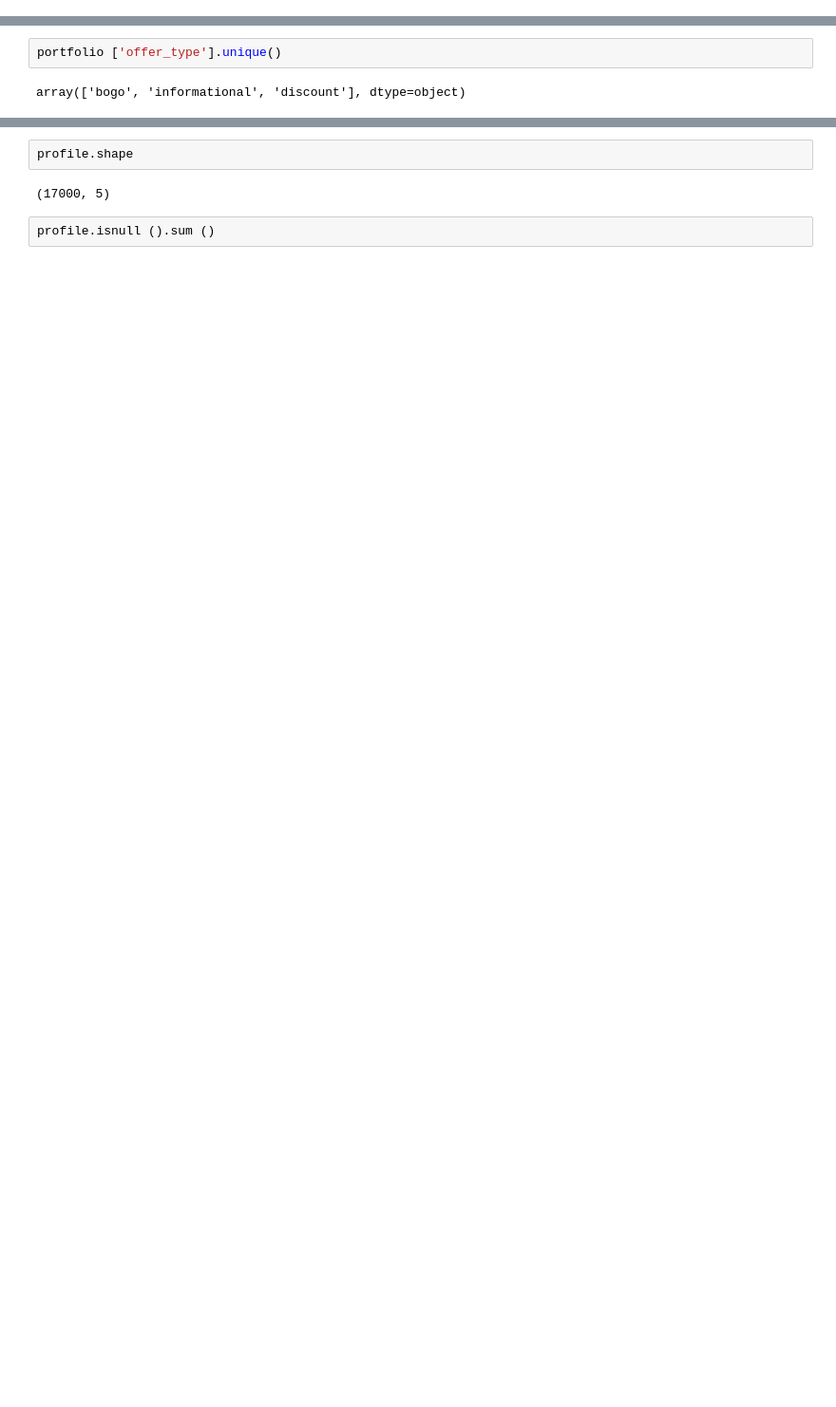
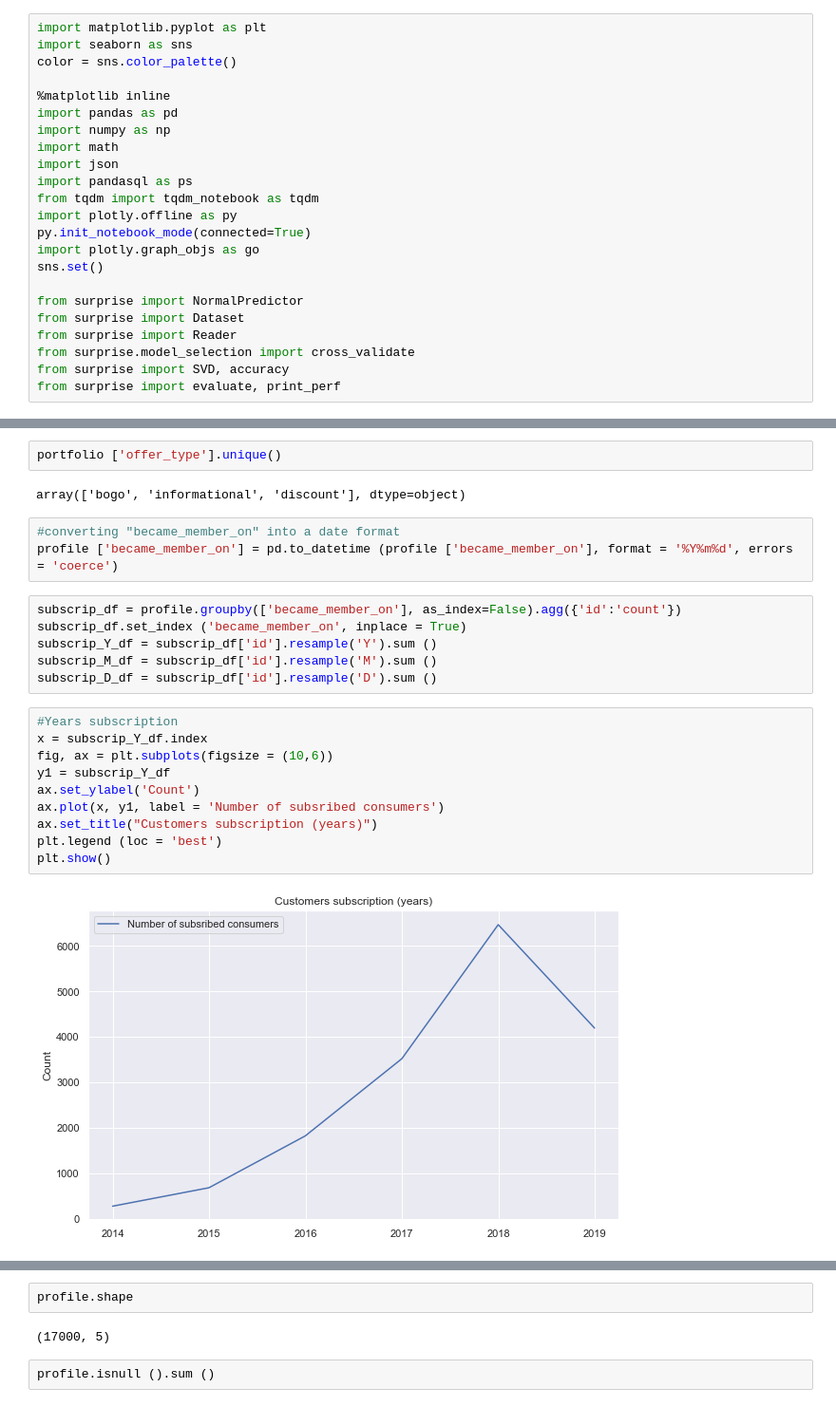
Before and after one commit to Kusainov/funksvd-starbucks, a Jupyter notebook: Starbucks_Capstone_notebook.ipynb, the cells around one changed output, grey strips where cells are left out. Shown at 95% size. Drawn from its saved outputs; the diff is of its cells as text; blank space fills up the shorter version.

```diff
--- a/Starbucks_Capstone_notebook.ipynb
+++ b/Starbucks_Capstone_notebook.ipynb
@@ -73,4 +73,27 @@ Then you will want to run the above command:
 <img src="pic2.png"/>
 
 Finally, when you enter back into the notebook (use the jupyter icon again), you should be able to run the below cell without any errors.
+# %%
+import matplotlib.pyplot as plt
+import seaborn as sns
+color = sns.color_palette()
+
+%matplotlib inline
+import pandas as pd
+import numpy as np
+import math
+import json
+import pandasql as ps
+from tqdm import tqdm_notebook as tqdm
+import plotly.offline as py
+py.init_notebook_mode(connected=True)
+import plotly.graph_objs as go
+sns.set()
+
+from surprise import NormalPredictor
+from surprise import Dataset
+from surprise import Reader
+from surprise.model_selection import cross_validate
+from surprise import SVD, accuracy
+from surprise import evaluate, print_perf
 # %%
@@ -106,3 +173,24 @@ portfolio.shape
 portfolio ['offer_type'].unique()
 # %% [output]
 array(['bogo', 'informational', 'discount'], dtype=object)
+# %%
+#converting "became_member_on" into a date format
+profile ['became_member_on'] = pd.to_datetime (profile ['became_member_on'], format = '%Y%m%d', errors = 'coerce')
+# %%
+subscrip_df = profile.groupby(['became_member_on'], as_index=False).agg({'id':'count'})
+subscrip_df.set_index ('became_member_on', inplace = True)
+subscrip_Y_df = subscrip_df['id'].resample('Y').sum ()
+subscrip_M_df = subscrip_df['id'].resample('M').sum ()
+subscrip_D_df = subscrip_df['id'].resample('D').sum ()
+# %%
+#Years subscription
+x = subscrip_Y_df.index
+fig, ax = plt.subplots(figsize = (10,6))
+y1 = subscrip_Y_df
+ax.set_ylabel('Count')
+ax.plot(x, y1, label = 'Number of subsribed consumers')
+ax.set_title("Customers subscription (years)")
+plt.legend (loc = 'best')
+plt.show()
+# %% [output]
+[figure, added]
```
Also changed, not shown: parts of 163 cells of this notebook.
